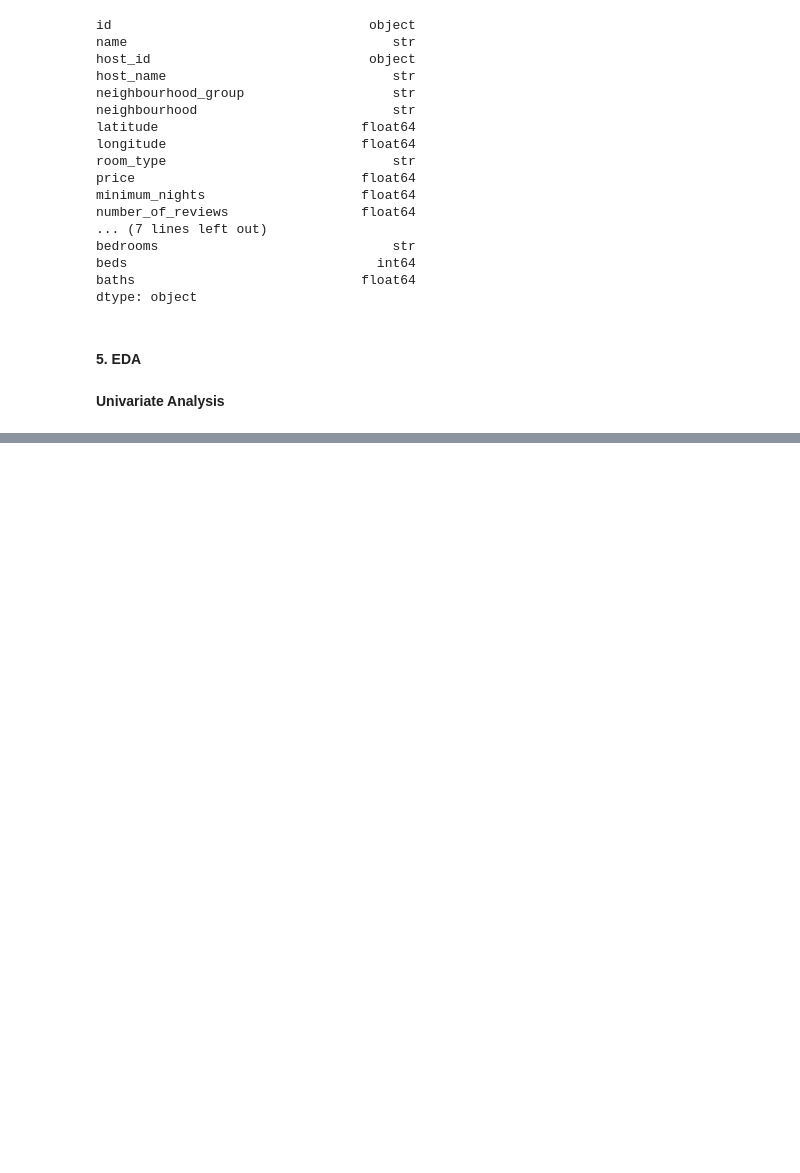
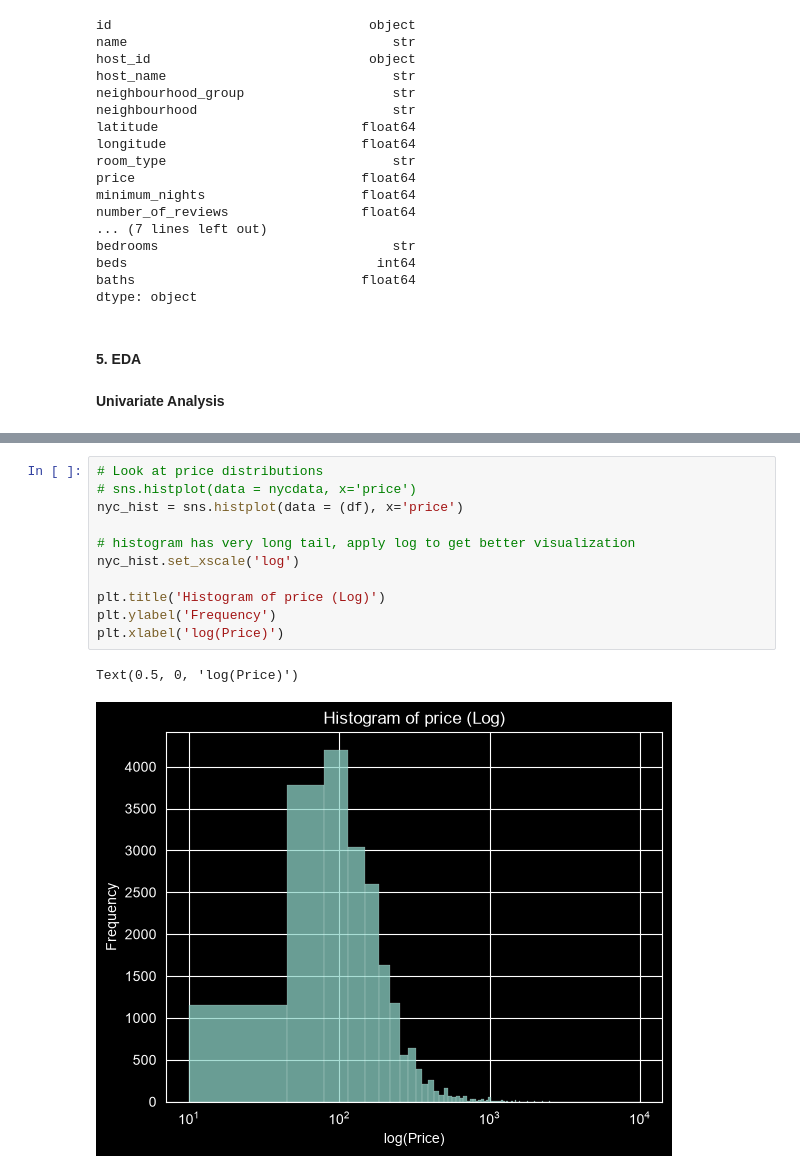
Before and after one commit to maximilienT/NYCAirBnB, a Jupyter notebook: NYC_AirBnB_EDA.ipynb, the cells around one changed output, grey strips where cells are left out. Drawn from its saved outputs; the diff is of its cells as text; blank space fills up the shorter version.

```diff
--- a/NYC_AirBnB_EDA.ipynb
+++ b/NYC_AirBnB_EDA.ipynb
@@ -195,0 +215,14 @@ dtype: object
+# %%
+# Look at price distributions
+# sns.histplot(data = nycdata, x='price')
+nyc_hist = sns.histplot(data = (df), x='price')
+
+# histogram has very long tail, apply log to get better visualization
+nyc_hist.set_xscale('log')
+
+plt.title('Histogram of price (Log)')
+plt.ylabel('Frequency')
+plt.xlabel('log(Price)')
+# %% [output]
+Text(0.5, 0, 'log(Price)')
+[figure, added]
```
Also changed, not shown: parts of 8 cells of this notebook.
